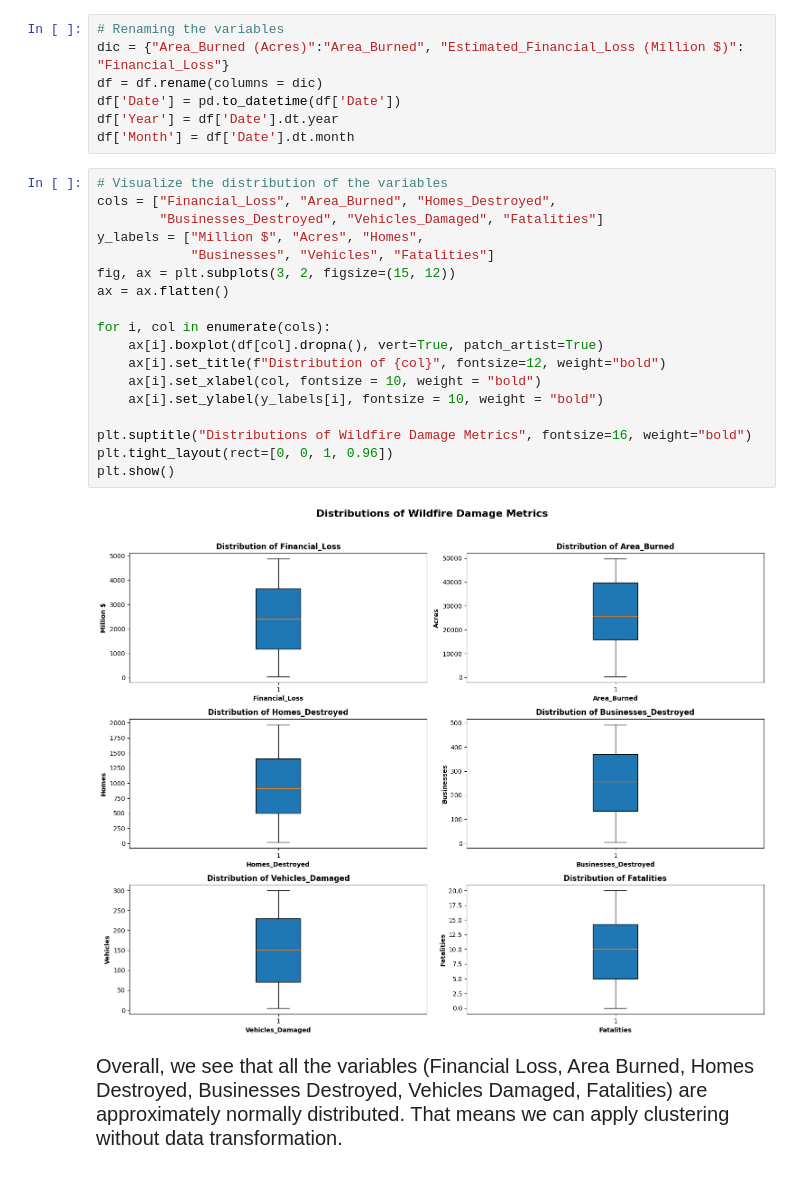
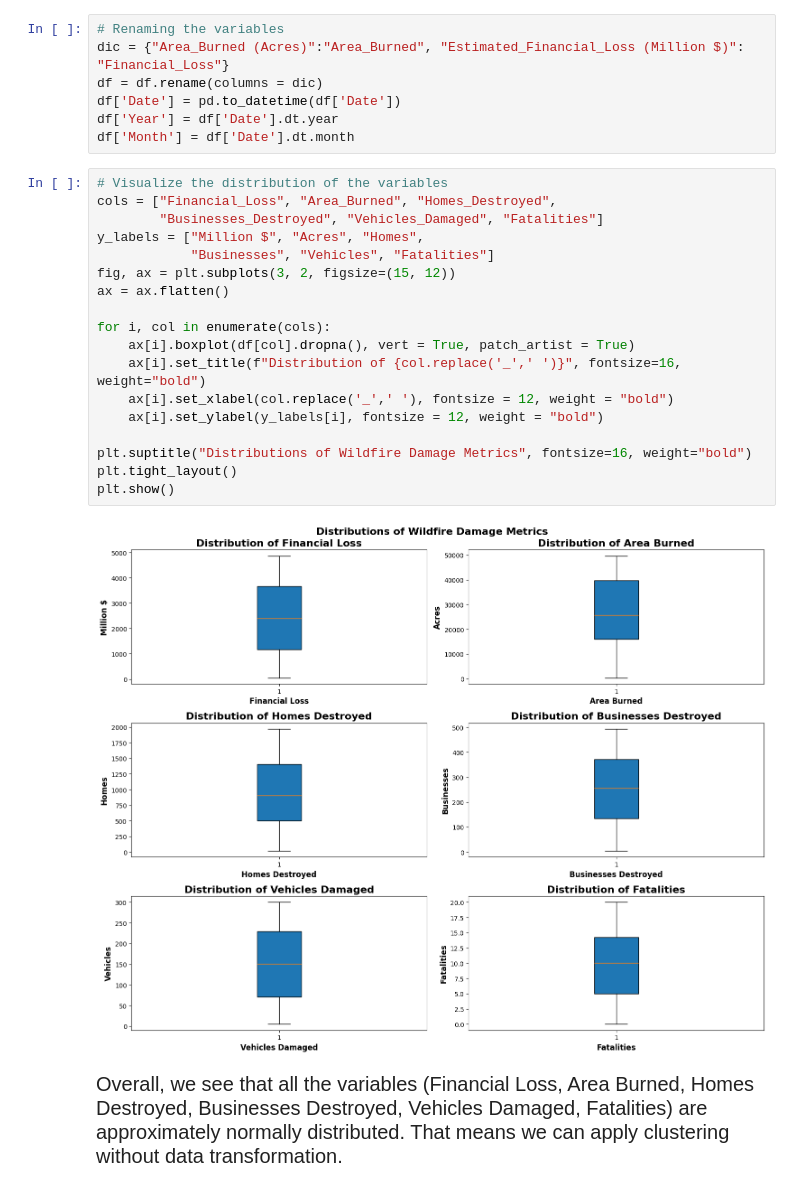
Before and after one commit to BaoTruong1/wildfire_project, a Jupyter notebook: src/exploration.ipynb, the cells around one changed output. Cells and saved outputs as stored; diff of their text form.

```diff
--- a/src/exploration.ipynb
+++ b/src/exploration.ipynb
@@ -68,23 +69,23 @@ df['Month'] = df['Date'].dt.month
 # %%
 # Visualize the distribution of the variables
 cols = ["Financial_Loss", "Area_Burned", "Homes_Destroyed",
         "Businesses_Destroyed", "Vehicles_Damaged", "Fatalities"]
 y_labels = ["Million $", "Acres", "Homes",
             "Businesses", "Vehicles", "Fatalities"]
 fig, ax = plt.subplots(3, 2, figsize=(15, 12))
 ax = ax.flatten()
 
 for i, col in enumerate(cols):
-    ax[i].boxplot(df[col].dropna(), vert=True, patch_artist=True)
-    ax[i].set_title(f"Distribution of {col}", fontsize=12, weight="bold")
-    ax[i].set_xlabel(col, fontsize = 10, weight = "bold")
-    ax[i].set_ylabel(y_labels[i], fontsize = 10, weight = "bold")
+    ax[i].boxplot(df[col].dropna(), vert = True, patch_artist = True)
+    ax[i].set_title(f"Distribution of {col.replace('_',' ')}", fontsize=16, weight="bold")
+    ax[i].set_xlabel(col.replace('_',' '), fontsize = 12, weight = "bold")
+    ax[i].set_ylabel(y_labels[i], fontsize = 12, weight = "bold")
 
 plt.suptitle("Distributions of Wildfire Damage Metrics", fontsize=16, weight="bold")
-plt.tight_layout(rect=[0, 0, 1, 0.96])
+plt.tight_layout()
 plt.show()
 # %% [output]
-[figure, old version]
+[figure, new version]
 # %% [markdown]
 <span style="font-size: 20px;">Overall, we see that all the variables (Financial Loss, Area Burned, Homes Destroyed, Businesses Destroyed, Vehicles Damaged, Fatalities) are approximately normally distributed. That means we can apply clustering without data transformation.</span>
 # %%
```
Also changed, not shown: parts of 27 cells of this notebook, 2 other files.
